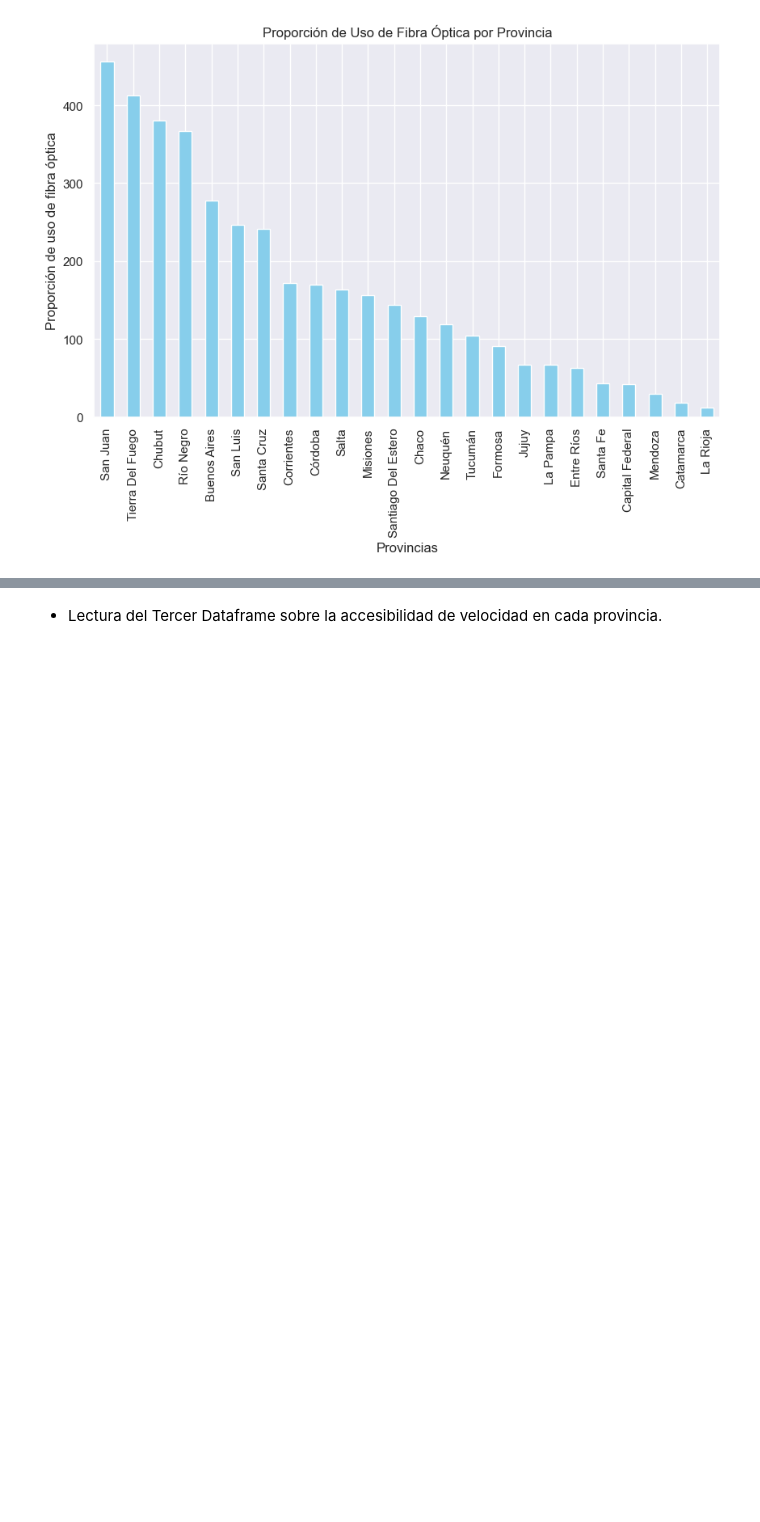
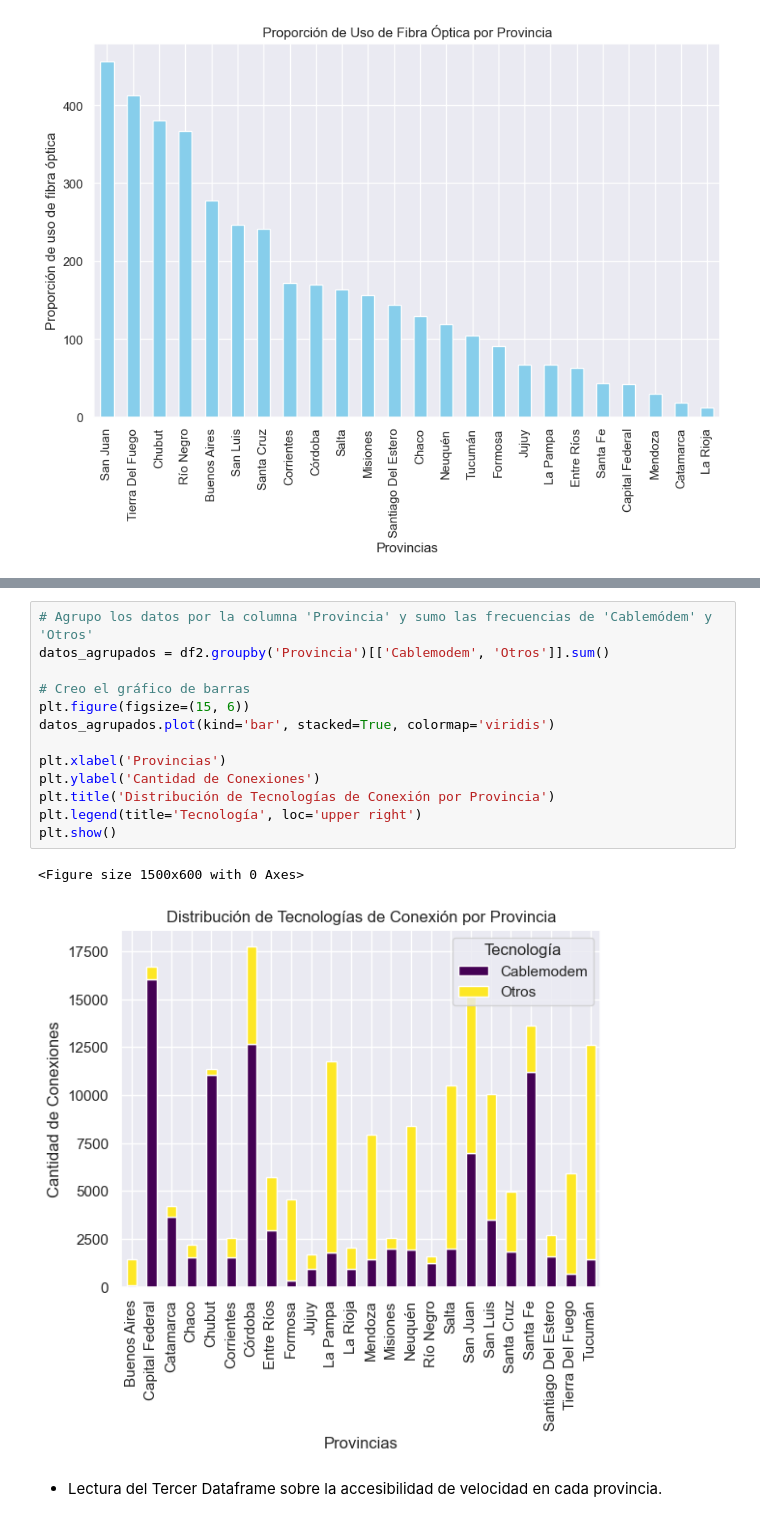
Before and after one commit to Chinaskidev/VecinoNet_Proyecto, a Jupyter notebook: tele_ENACOM_EDA.ipynb, the cells around one changed output, grey strips where cells are left out. Cells and saved outputs as stored; diff of their text form; blank space fills up the shorter version.

```diff
--- a/tele_ENACOM_EDA.ipynb
+++ b/tele_ENACOM_EDA.ipynb
@@ -199,3 +207,19 @@ El gráfico de barras presenta una visión concisa de la cantidad media de conex
+# %%
+# Agrupo los datos por la columna 'Provincia' y sumo las frecuencias de 'Cablemódem' y 'Otros'
+datos_agrupados = df2.groupby('Provincia')[['Cablemodem', 'Otros']].sum()
+
+# Creo el gráfico de barras
+plt.figure(figsize=(15, 6))
+datos_agrupados.plot(kind='bar', stacked=True, colormap='viridis')
+
+plt.xlabel('Provincias')
+plt.ylabel('Cantidad de Conexiones')
+plt.title('Distribución de Tecnologías de Conexión por Provincia')
+plt.legend(title='Tecnología', loc='upper right')
+plt.show()
+# %% [output]
+<Figure size 1500x600 with 0 Axes>
+[figure, added]
 # %% [markdown]
 - Lectura del Tercer Dataframe sobre la accesibilidad de velocidad en cada provincia.
 # %%
```
Also changed, not shown: parts of 20 cells of this notebook.
